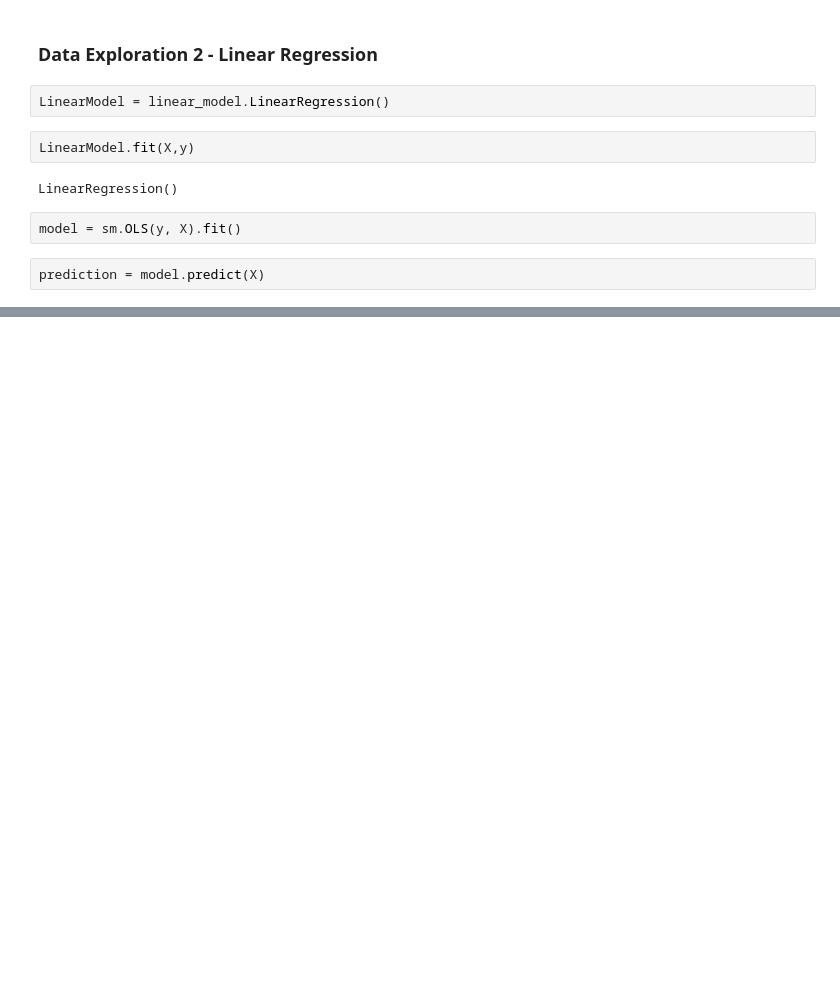
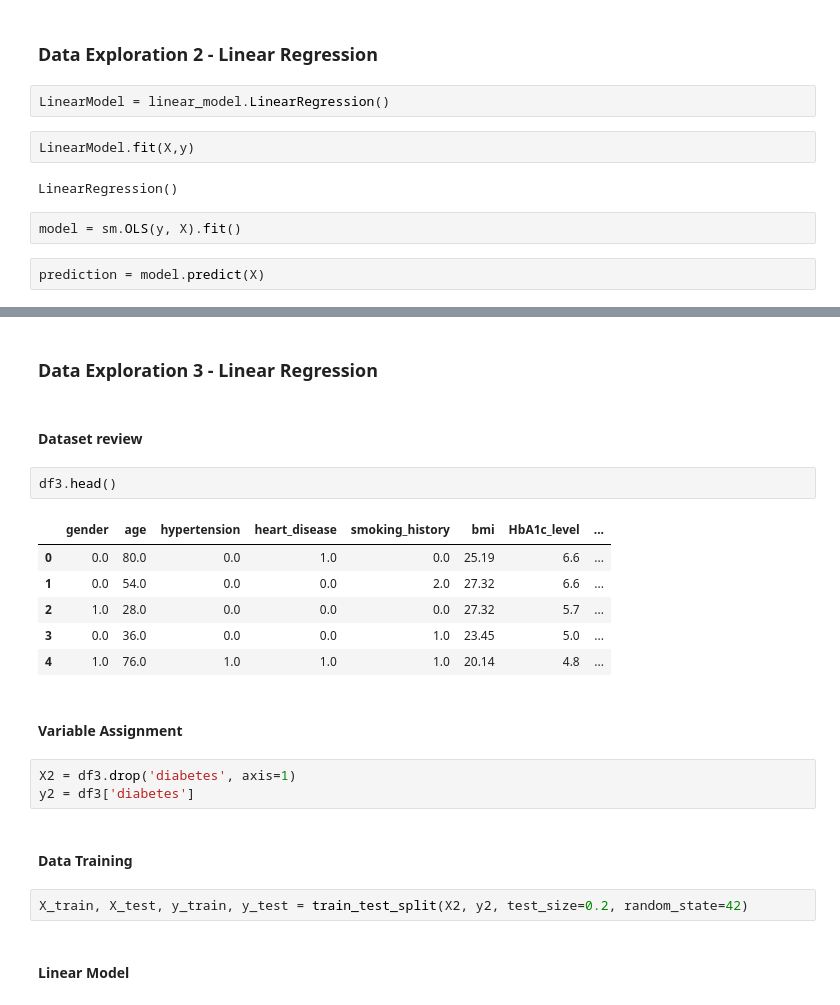
Before and after one commit to cantu2555/-Diabetes-Prediction-Project-, a Jupyter notebook: DSC 630 Term Project - Python.ipynb, the cells around one changed output, grey strips where cells are left out. Drawn from its saved outputs; the diff is of its cells as text; blank space fills up the shorter version.

```diff
--- a/DSC 630 Term Project - Python.ipynb
+++ b/DSC 630 Term Project - Python.ipynb
@@ -325,3 +325,27 @@ Covariance Type:            nonrobust
 Notes:
 [1] R² is computed without centering (uncentered) since the model does not contain a constant.
 [2] Standard Errors assume that the covariance matrix of the errors is correctly specified.
+# %% [markdown]
+### Data Exploration 3 - Linear Regression
+# %% [markdown]
+#### Dataset review
+# %%
+df3.head()
+# %% [output]
+|  | gender | age | hypertension | heart_disease | smoking_history | bmi | HbA1c_level | ... |
+| 0 | 0.0 | 80.0 | 0.0 | 1.0 | 0.0 | 25.19 | 6.6 | ... |
+| 1 | 0.0 | 54.0 | 0.0 | 0.0 | 2.0 | 27.32 | 6.6 | ... |
+| 2 | 1.0 | 28.0 | 0.0 | 0.0 | 0.0 | 27.32 | 5.7 | ... |
+| 3 | 0.0 | 36.0 | 0.0 | 0.0 | 1.0 | 23.45 | 5.0 | ... |
+| 4 | 1.0 | 76.0 | 1.0 | 1.0 | 1.0 | 20.14 | 4.8 | ... |
+# %% [markdown]
+#### Variable Assignment
+# %%
+X2 = df3.drop('diabetes', axis=1)
+y2 = df3['diabetes']
+# %% [markdown]
+#### Data Training
+# %%
+X_train, X_test, y_train, y_test = train_test_split(X2, y2, test_size=0.2, random_state=42)
+# %% [markdown]
+#### Linear Model
```
Also changed, not shown: parts of 8 cells of this notebook.
